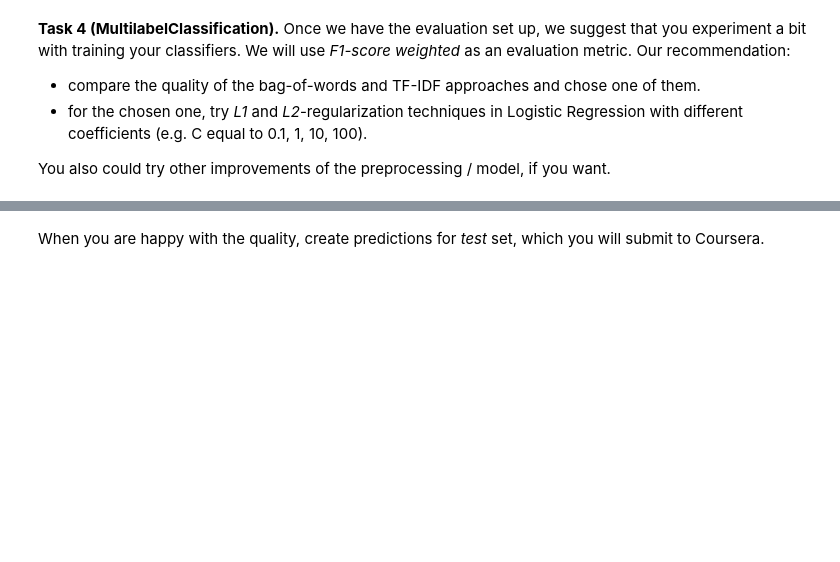
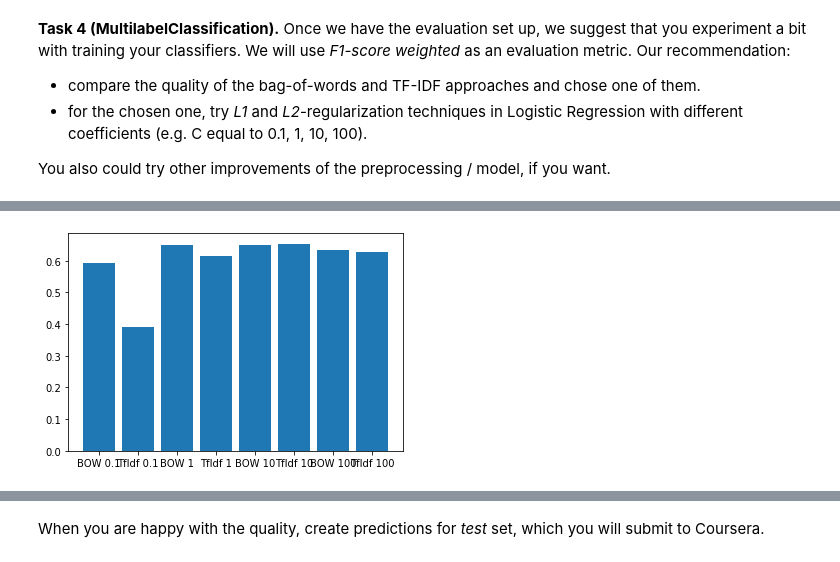
Before and after one commit to Syzygianinfern0/NLP-Assignments, a Jupyter notebook: week1/week1-MultilabelClassification.ipynb, the cells around one changed output, grey strips where cells are left out. Saved outputs shown, nothing was run; the diff lists cells and outputs as text; code cells hidden in the pictures; blank space fills up the shorter version.

Commit message:
Classifier Done

```diff
--- a/week1/week1-MultilabelClassification.ipynb
+++ b/week1/week1-MultilabelClassification.ipynb
@@ -438,0 +479,33 @@ You also could try other improvements of the preprocessing / model, if you want.
+# %%
+cs = [0.1, 1, 10, 100]
+# %%
+f1_wts = {}
+for c in cs:
+    def train_classifier(X_train, y_train, c=1):
+        """
+          X_train, y_train — training data
+
+          return: trained classifier
+        """
+
+        classif = OneVsRestClassifier(LogisticRegression(C=c))
+
+        return classif.fit(X_train, y_train)
+
+    classifier_mybag = train_classifier(X_train_mybag, y_train, c)
+    classifier_tfidf = train_classifier(X_train_tfidf, y_train, c)
+
+    y_val_predicted_labels_mybag = classifier_mybag.predict(X_val_mybag)
+    y_val_predicted_scores_mybag = classifier_mybag.decision_function(X_val_mybag)
+
+    y_val_predicted_labels_tfidf = classifier_tfidf.predict(X_val_tfidf)
+    y_val_predicted_scores_tfidf = classifier_tfidf.decision_function(X_val_tfidf)
+
+    def print_evaluation_scores(y_val, predicted):
+        print("F1 Weighted        : ", f1_score(y_val, predicted, average='weighted'))
+        return f1_score(y_val, predicted, average='weighted')
+
+    print('Bag-of-words C = ', c)
+    f1_wts[f'BOW {c}'] = print_evaluation_scores(y_val, y_val_predicted_labels_mybag)
+    print('Tfidf C = ', c)
+    f1_wts[f'TfIdf {c}'] = print_evaluation_scores(y_val, y_val_predicted_labels_tfidf)
@@ -438,0 +540,9 @@ You also could try other improvements of the preprocessing / model, if you want.
+# %%
+import matplotlib.pyplot as plt
+
+plt.bar(range(len(f1_wts)), f1_wts.values(), align='center')
+plt.xticks(range(len(f1_wts)), list(f1_wts.keys()))
+
+plt.show()
+# %% [output]
+[figure, added]
```
Also changed, not shown: parts of 18 cells of this notebook.
